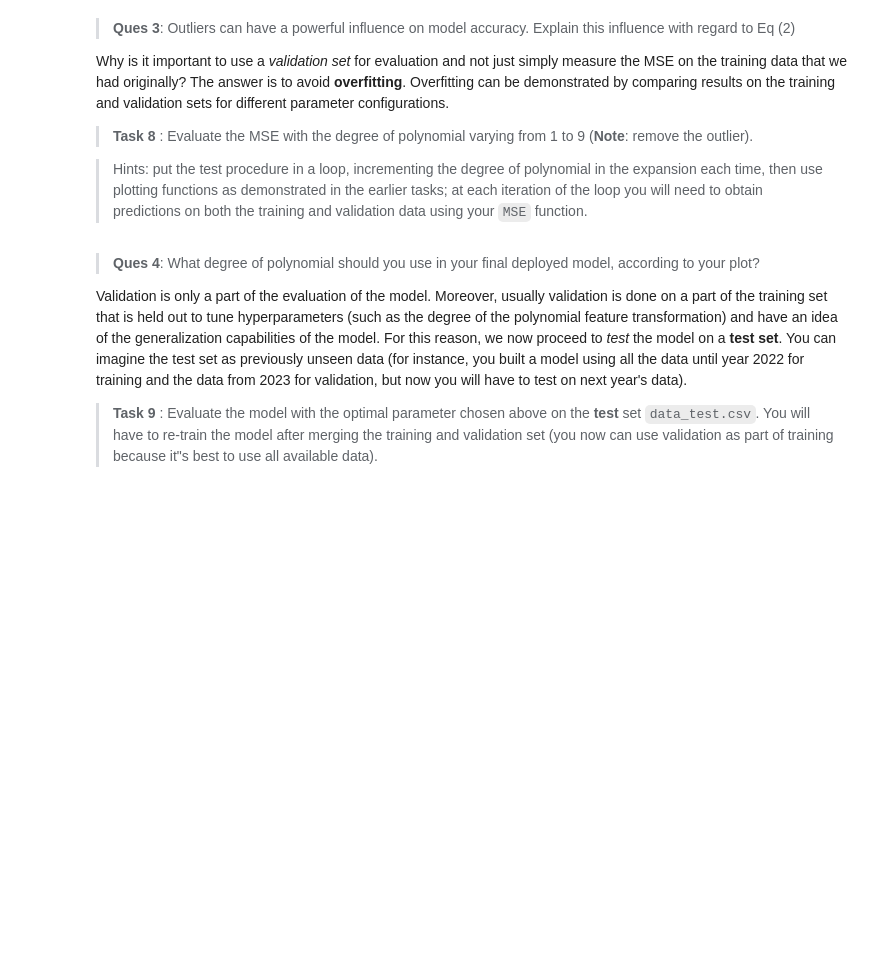
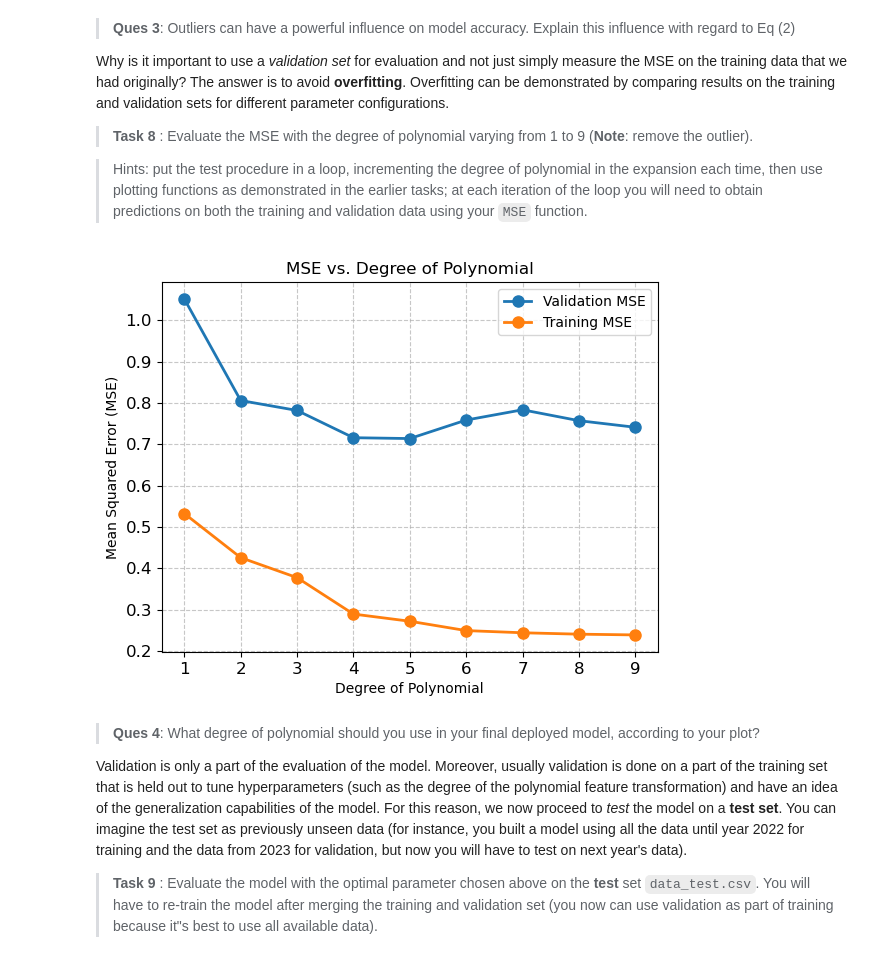
Before and after one commit to ziadZZ/INF554-MachineLearning, a Jupyter notebook: TP1/lab1.ipynb, the cells around one changed output. Saved outputs shown, nothing was run; the diff lists cells and outputs as text; code cells hidden in the pictures; blank space fills up the shorter version.

```diff
--- a/TP1/lab1.ipynb
+++ b/TP1/lab1.ipynb
@@ -61,7 +90,7 @@ In the data exploration phase it was also noticeable that the attributes were of
 # %%
 np.mean(X, axis=0) #you should obtain array([26.   , 10.23 ,  0.358])
 
-#insert here your solution for Task 2
+X = (X - np.mean(X, axis=0))/np.std(X, axis=0)
 # %% [markdown]
 ## Building a model
 
@@ -137,6 +188,18 @@ We now evaluate the quality of predictions. For this task we use the *mean squar
 # %%
 #your code for Task 5
 
+def MSE(y, y_pred) :
+    N = len(y)
+    dif = y - y_pred
+    return 1/N * dif.transpose() @ dif
+
+def prediction(X, beta, degree):
+    Z = phi(X, degree)
+    y_pred = Z @ beta
+    return y_pred
+
+
+y_pred = prediction(X_valid, beta, degree)
 
 # Score
 
@@ -156,7 +228,11 @@ So far, you should obtain something like the following (please note that we use
 # %%
 #insert here your solution for Task 7
 
+y[y>=8]=0
+
+beta = compute_beta(X, y, degree)
+
+y_pred = prediction(X_valid, beta, degree)
 
 # Score
-
 print("MSE on validation data after outlier removed", MSE(y_valid,y_pred))
@@ -173,3 +249,47 @@ Why is it important to use a *validation set* for evaluation and not just simply
+# %%
+#insert here your solution for task 8
+
+max_degree = 10
+MSE_train = []
+MSE_valid = []
+
+for d in range(1, max_degree):
+    beta = compute_beta(X, y, degree = d)
+    y_train_pred = prediction(X, beta, degree = d)
+    y_valid_pred = prediction(X_valid, beta, degree = d)
+    MSE_train.append(MSE(y, y_train_pred))
+    MSE_valid.append(MSE(y_valid, y_valid_pred))
+
+
+degrees = range(1,10)
+# Create a figure and axis
+fig, ax = plt.subplots()
+
+# Customize line colors and styles
+ax.plot(degrees, MSE_valid, '-o', label='Validation MSE', linewidth=2, markersize=8)
+ax.plot(degrees, MSE_train, '-o', label='Training MSE', linewidth=2, markersize=8)
+
+# Set axis labels and title
+ax.set_xlabel('Degree of Polynomial')
+ax.set_ylabel('Mean Squared Error (MSE)')
+ax.set_title('MSE vs. Degree of Polynomial')
+
+# Add a legend
+ax.legend()
+
+# Customize grid lines
+ax.grid(True, linestyle='--', alpha=0.7)
+
+# Customize tick marks and labels
+ax.tick_params(axis='both', which='both', labelsize=12)
+
+# Show plot
+plt.show()
+
+best_degree = 4
+beta = compute_beta(X, y, best_degree)
+# %% [output]
+[figure, added]
 # %% [markdown]
 > **Ques 4**: What degree of polynomial should you use in your final deployed model, according to your plot?
 
```
Also changed, not shown: parts of 14 cells of this notebook.
